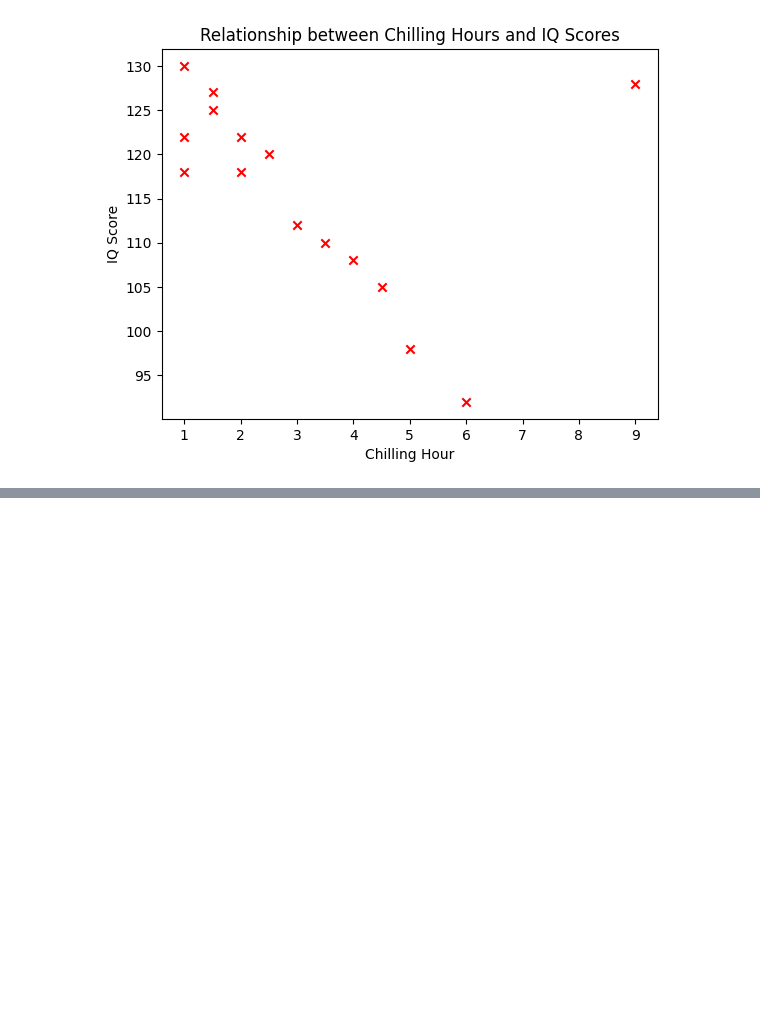
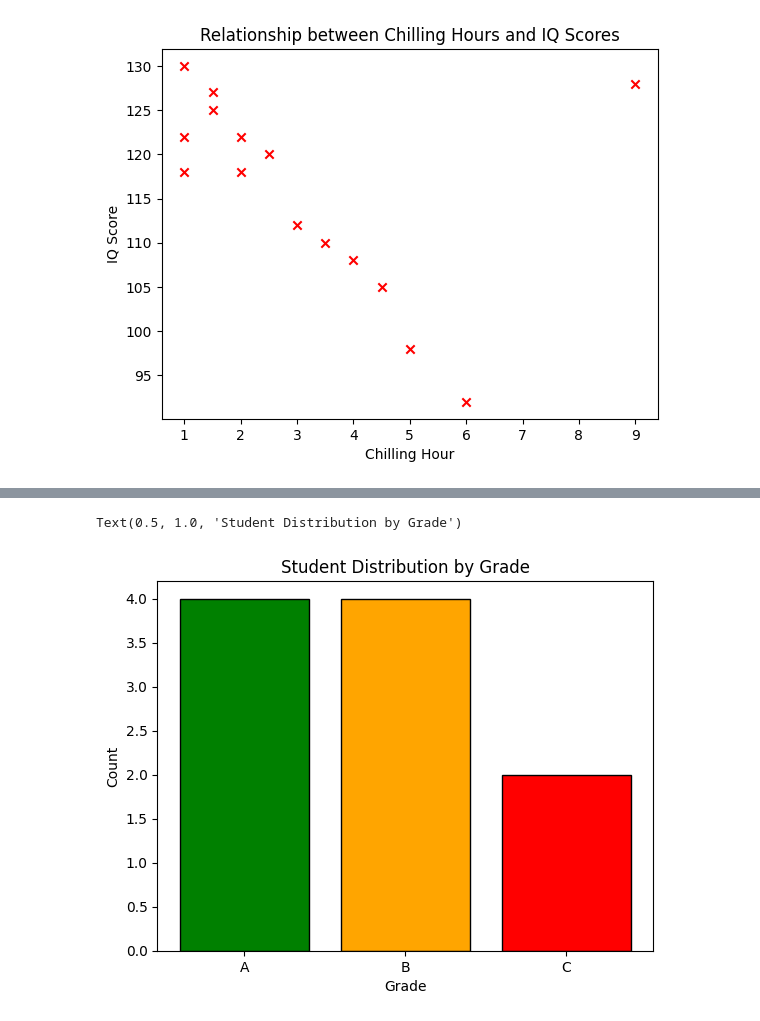
Before and after one commit to ZohanaZuthi/Phitron-AI-ML, a Jupyter notebook: Ai with PYthon/Visualization_with_matplotlib/module_13.ipynb, the cells around one changed output, grey strips where cells are left out. Cells and saved outputs as stored; diff of their text form; code cells hidden in the pictures; blank space fills up the shorter version.

```diff
--- a/Visualization_with_matplotlib/module_13.ipynb
+++ b/Ai with PYthon/Visualization_with_matplotlib/module_13.ipynb
@@ -177,0 +244,10 @@ plt.scatter(df['Chilling_Hour'], df['IQ_Score'],color='r', marker='x')
+# %%
+# Bar chart on real data
+grade=df.groupby('Grade').size()
+plt.bar(grade.index, grade.values, color=['green', 'orange', 'red'],edgecolor='black')
+plt.xlabel('Grade')
+plt.ylabel('Count')
+plt.title('Student Distribution by Grade')
+# %% [output]
+Text(0.5, 1.0, 'Student Distribution by Grade')
+[figure, added]
```
Also changed, not shown: parts of 12 cells of this notebook, 35 other files.
